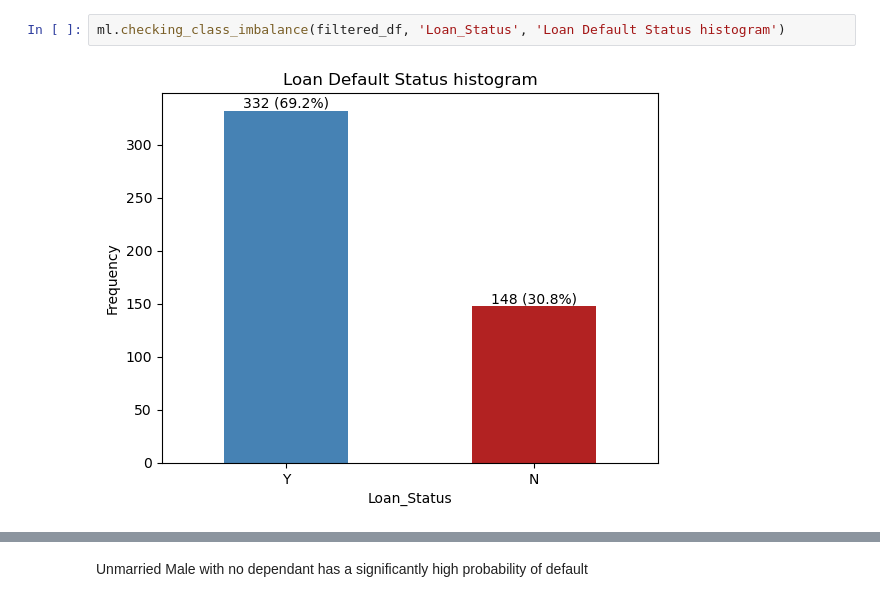
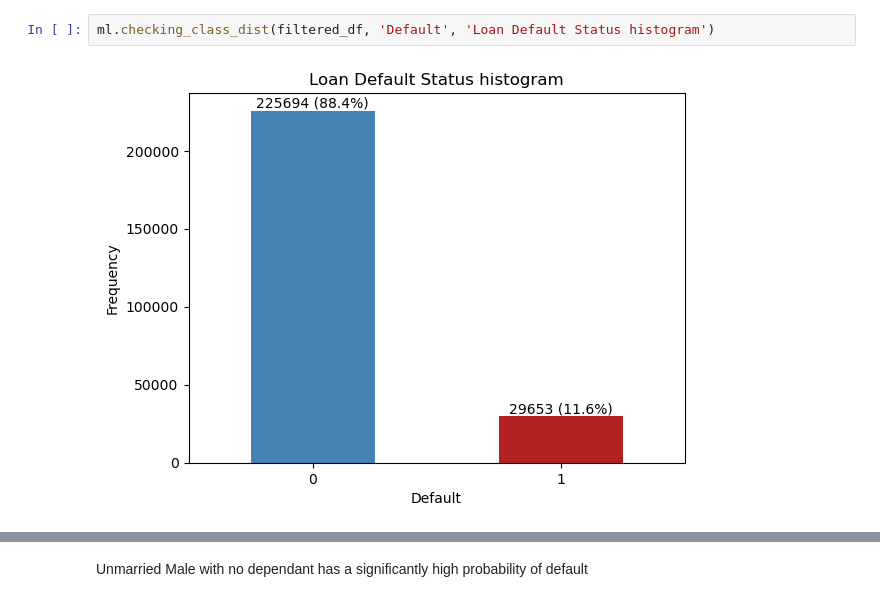
Before and after one commit to ebenezer2015/Machine-Learning-Model-Analysis, a Jupyter notebook: Classification-Modelling/2_exploratory_analysis.ipynb, the cells around one changed output, grey strips where cells are left out. Drawn from its saved outputs; the diff is of its cells as text.

```diff
--- a/Classification-Modelling/2_exploratory_analysis.ipynb
+++ b/Classification-Modelling/2_exploratory_analysis.ipynb
@@ -20,7 +20,7 @@ filtered_df.head()
 # %%
-ml.checking_class_imbalance(filtered_df, 'Loan_Status', 'Loan Default Status histogram')
+ml.checking_class_dist(filtered_df, 'Default', 'Loan Default Status histogram')
 # %% [output]
-[figure, old version]
+[figure, new version]
 # %%
 #what percentae
 # Group by 'sex' and 'married', and count 'default' occurrences
```
Also changed, not shown: parts of 4 cells of this notebook, 4 other files.
